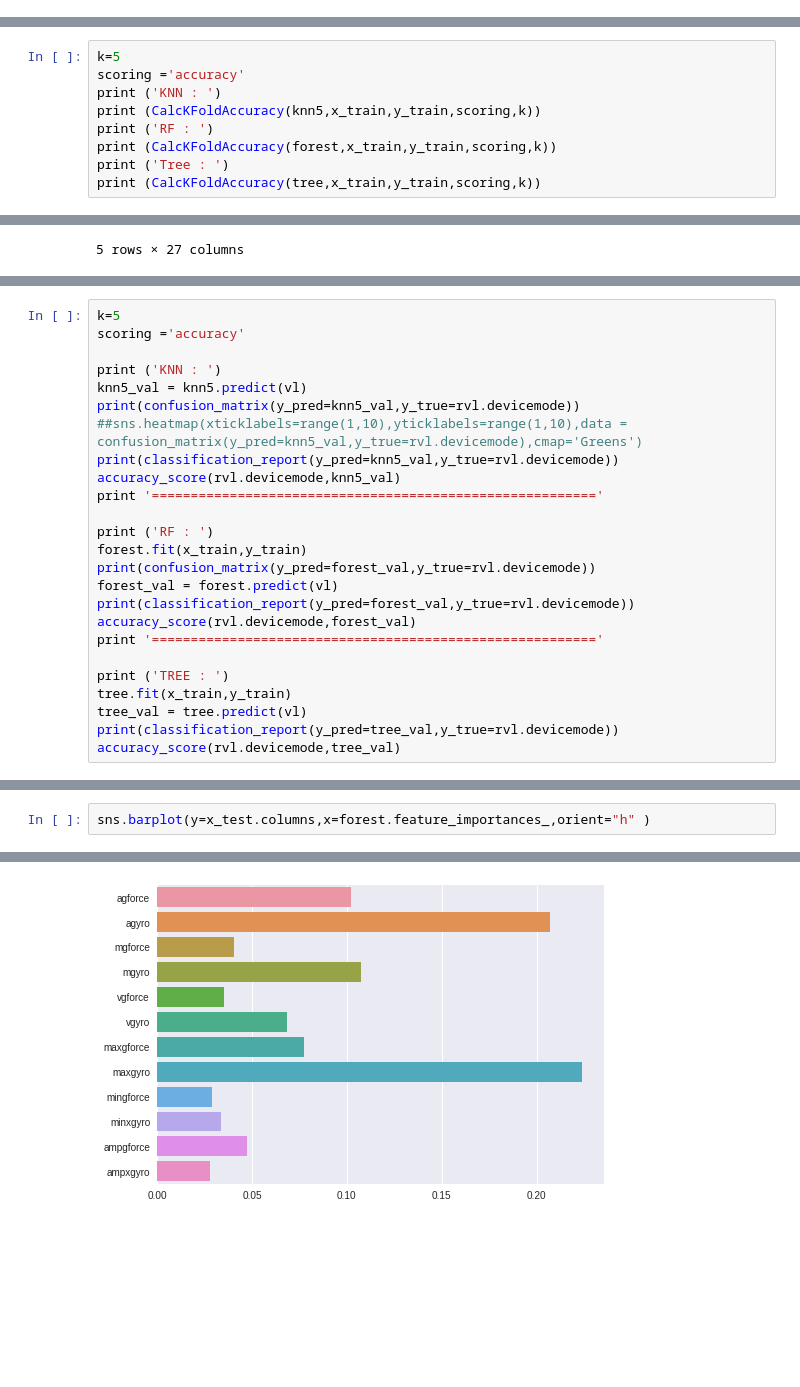
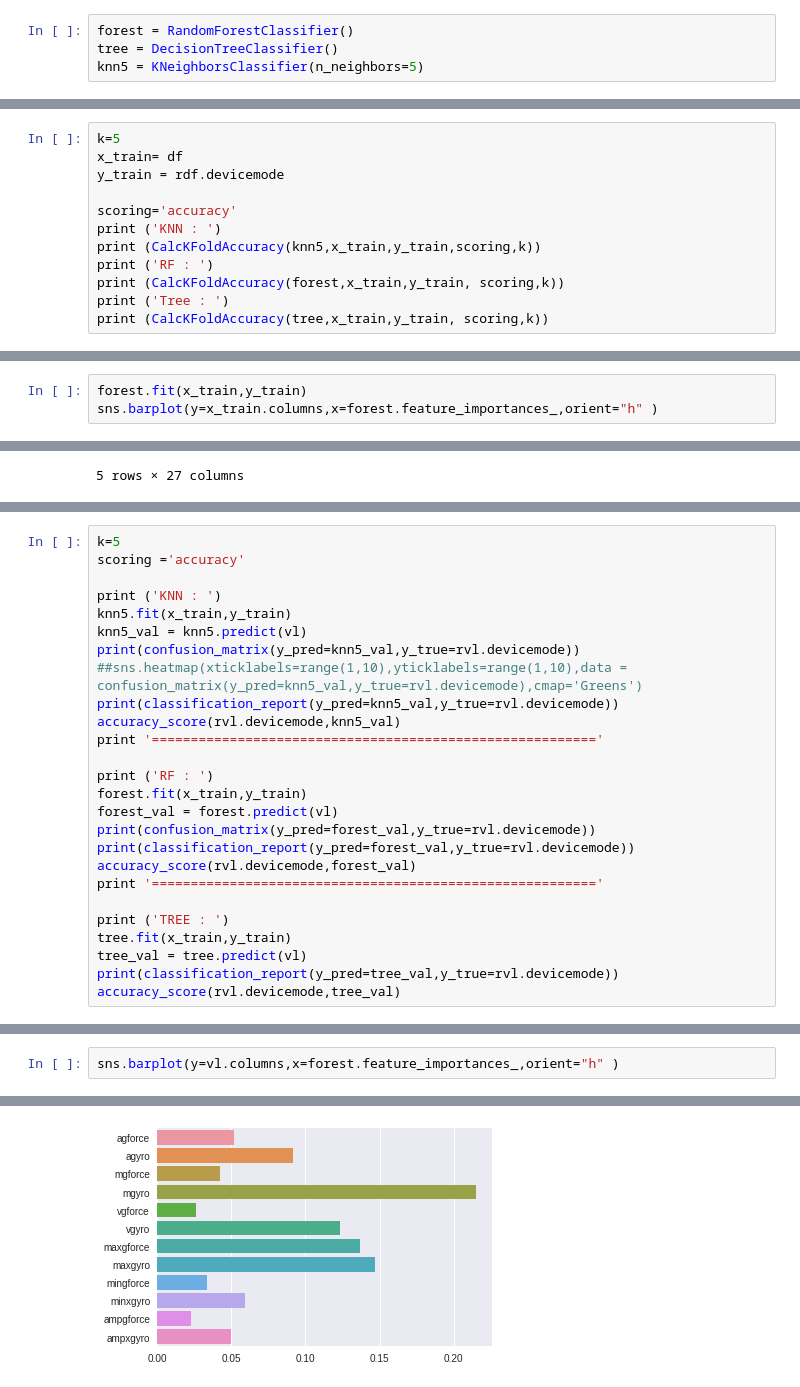
Before and after one commit to yuvalsolaz/modetection, a Jupyter notebook: model/whereIsMyPhone.ipynb, the cells around one changed output, grey strips where cells are left out. Drawn from its saved outputs; the diff is of its cells as text; blank space fills up the shorter version.

Commit message:
kfold cross validation group by files

```diff
--- a/model/whereIsMyPhone.ipynb
+++ b/model/whereIsMyPhone.ipynb
@@ -240 +208,5 @@ accuracy_score(y_test,knn5_pred)
+# %%
+forest = RandomForestClassifier()
+tree = DecisionTreeClassifier()
+knn5 = KNeighborsClassifier(n_neighbors=5)
 # %%
@@ -247,11 +217,14 @@ tree = DecisionTreeClassifier()
 # %%
 k=5
-scoring ='accuracy'
+x_train= df
+y_train = rdf.devicemode
+
+scoring='accuracy'
 print ('KNN : ')
 print (CalcKFoldAccuracy(knn5,x_train,y_train,scoring,k))
 print ('RF : ')
-print (CalcKFoldAccuracy(forest,x_train,y_train,scoring,k))
+print (CalcKFoldAccuracy(forest,x_train,y_train, scoring,k))
 print ('Tree : ')
-print (CalcKFoldAccuracy(tree,x_train,y_train,scoring,k))
+print (CalcKFoldAccuracy(tree,x_train,y_train, scoring,k))
 # %% [output]
 KNN :
@@ -262,0 +236,3 @@ Tree :
+# %%
+forest.fit(x_train,y_train)
+sns.barplot(y=x_train.columns,x=forest.feature_importances_,orient="h" )
@@ -308,6 +289,7 @@ k=5
 scoring ='accuracy'
 
 print ('KNN : ')
+knn5.fit(x_train,y_train)
 knn5_val = knn5.predict(vl)
 print(confusion_matrix(y_pred=knn5_val,y_true=rvl.devicemode))
 ##sns.heatmap(xticklabels=range(1,10),yticklabels=range(1,10),data = confusion_matrix(y_pred=knn5_val,y_true=rvl.devicemode),cmap='Greens')
@@ -317,8 +299,8 @@ print '========================================================='
 
 print ('RF : ')
 forest.fit(x_train,y_train)
+forest_val = forest.predict(vl)
 print(confusion_matrix(y_pred=forest_val,y_true=rvl.devicemode))
-forest_val = forest.predict(vl)
 print(classification_report(y_pred=forest_val,y_true=rvl.devicemode))
 accuracy_score(rvl.devicemode,forest_val)
 print '========================================================='
@@ -359,5 +332,5 @@ x_train.head()
 # %%
-sns.barplot(y=x_test.columns,x=forest.feature_importances_,orient="h" )
+sns.barplot(y=vl.columns,x=forest.feature_importances_,orient="h" )
 # %% [output]
 <matplotlib.axes._subplots.AxesSubplot at 0x...>
-[figure, old version]
+[figure, new version]
```
Also changed, not shown: parts of 25 cells of this notebook.
